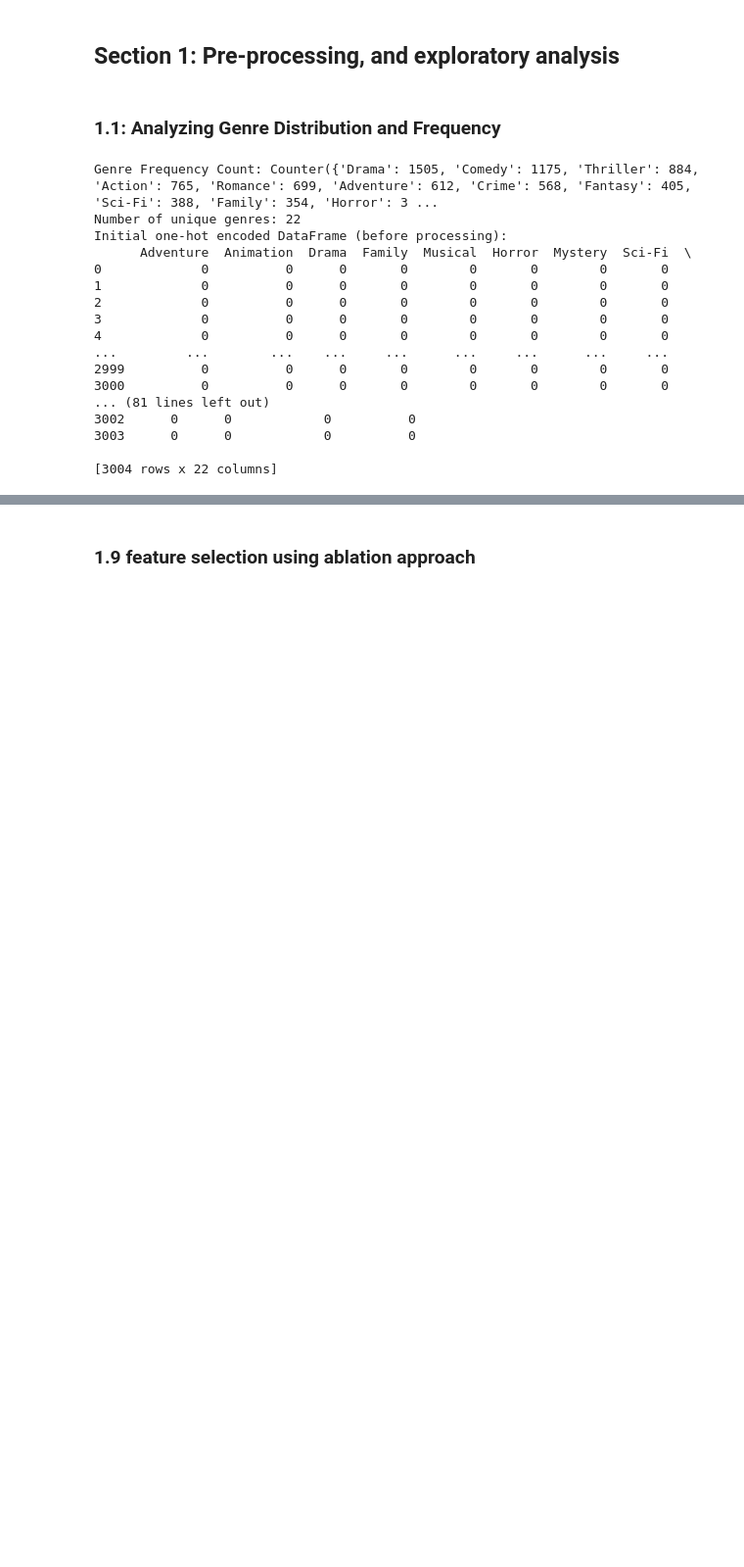
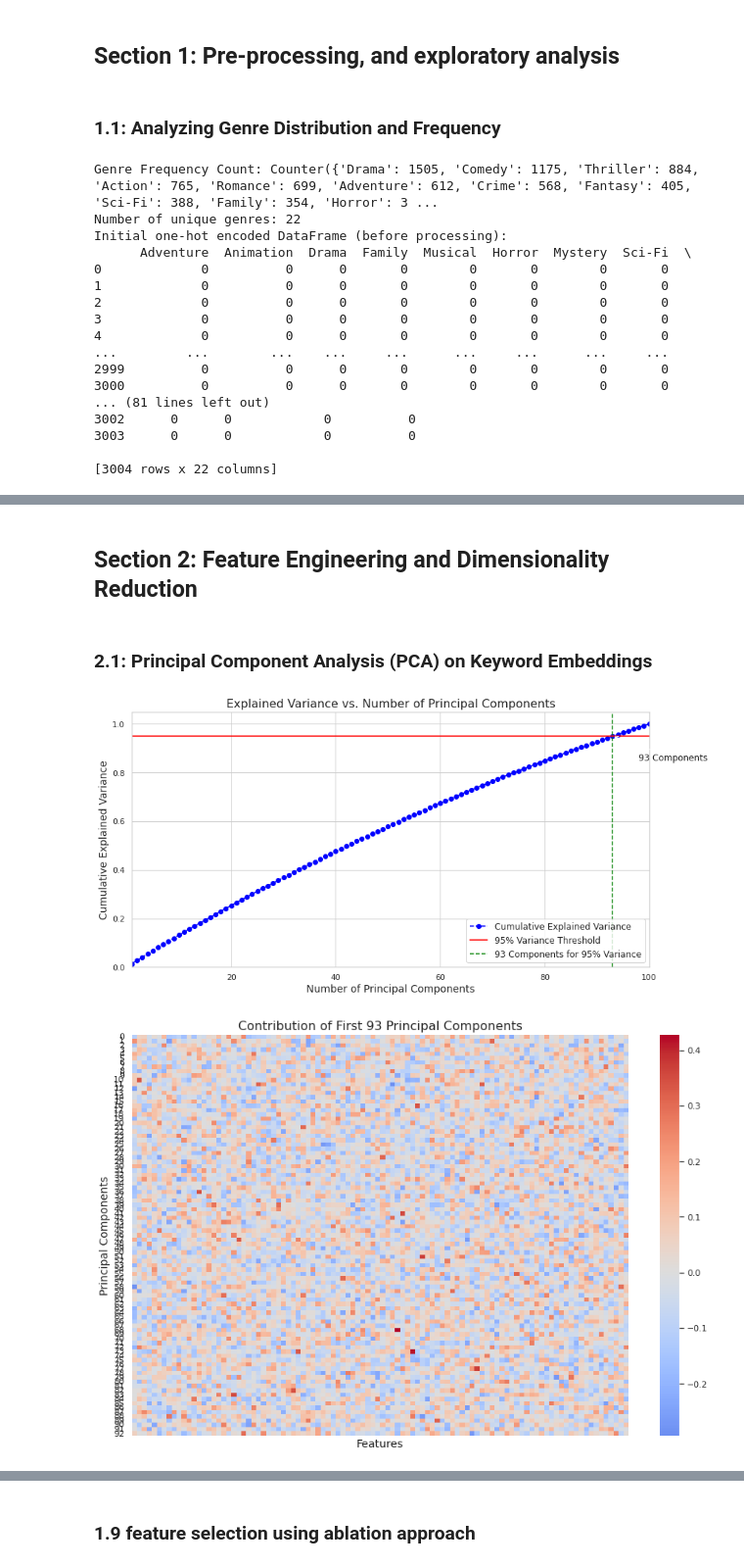
Before and after one commit to HammaTime123/Investigation-into-Developing-a-Classifier-for-Movie-Rating-for-IMDB-Data-Se, a Jupyter notebook: proj2.ipynb, the cells around one changed output, grey strips where cells are left out. Shown at 98% size. Drawn from its saved outputs; the diff is of its cells as text; code cells hidden in the pictures; blank space fills up the shorter version.

```diff
--- a/proj2.ipynb
+++ b/proj2.ipynb
@@ -473,0 +397,67 @@ for i in [TotalData,TotalDataPlusGenreEncodings,TotalDataPlusGenreEmbeddings]:
+# %% [markdown]
+## Section 2: Feature Engineering and Dimensionality Reduction
+# %% [markdown]
+### 2.1: Principal Component Analysis (PCA) on Keyword Embeddings
+# %%
+# Import necessary libraries
+import matplotlib.pyplot as plt
+import seaborn as sns
+import numpy as np
+from sklearn.decomposition import PCA
+
+# Perform PCA on the KeyWordEmbeddings
+pca = PCA()
+pca.fit(KeyWordEmbeddings)  # Fit PCA model on the embeddings
+
+# Extract explained variance ratio
+explained_variance_ratio = pca.explained_variance_ratio_
+cumulative_variance = np.cumsum(explained_variance_ratio)
+
+# Set up the plot aesthetics using seaborn
+sns.set_theme(style="whitegrid")
+
+# Create the figure and axis objects for cumulative variance plot
+fig, ax = plt.subplots(figsize=(12, 6))
+
+# Plot cumulative variance with markers
+ax.plot(range(1, len(cumulative_variance) + 1), cumulative_variance,
+        marker='o', linestyle='--', label='Cumulative Explained Variance', color='blue')
+
+# Highlight the point where 95% variance is explained
+components_95 = np.argmax(cumulative_variance >= 0.95) + 1
+ax.axhline(y=0.95, color='red', linestyle='-', label='95% Variance Threshold')
+ax.axvline(x=components_95, color='green', linestyle='--',
+           label=f'{components_95} Components for 95% Variance')
+
+# Add annotations for clarity
+ax.annotate(f'{components_95} Components',
+            xy=(components_95, 0.95),
+            xytext=(components_95 + 5, 0.85),
+            arrowprops=dict(facecolor='black', arrowstyle='->'),
+            fontsize=12)
+
+# Customize the plot
+ax.set_title('Explained Variance vs. Number of Principal Components', fontsize=16)
+ax.set_xlabel('Number of Principal Components', fontsize=14)
+ax.set_ylabel('Cumulative Explained Variance', fontsize=14)
+ax.set_xlim(1, len(cumulative_variance))
+ax.set_ylim(0.0, 1.05)
+ax.legend(loc='lower right', fontsize=12)
+
+# Show the plot
+plt.tight_layout()
+plt.show()
+
+# Heatmap to visualize contribution of principal components
+contribution_matrix = pca.components_[:components_95]
+plt.figure(figsize=(12, 8))
+sns.heatmap(contribution_matrix, cmap='coolwarm', center=0,
+            annot=False, fmt=".2f", xticklabels=False, yticklabels=True)
+plt.title(f'Contribution of First {components_95} Principal Components', fontsize=16)
+plt.xlabel('Features', fontsize=14)
+plt.ylabel('Principal Components', fontsize=14)
+plt.tight_layout()
+plt.show()
+# %% [output]
+[figure, added]
+[figure, added]
```
Also changed, not shown: parts of 29 cells of this notebook.
